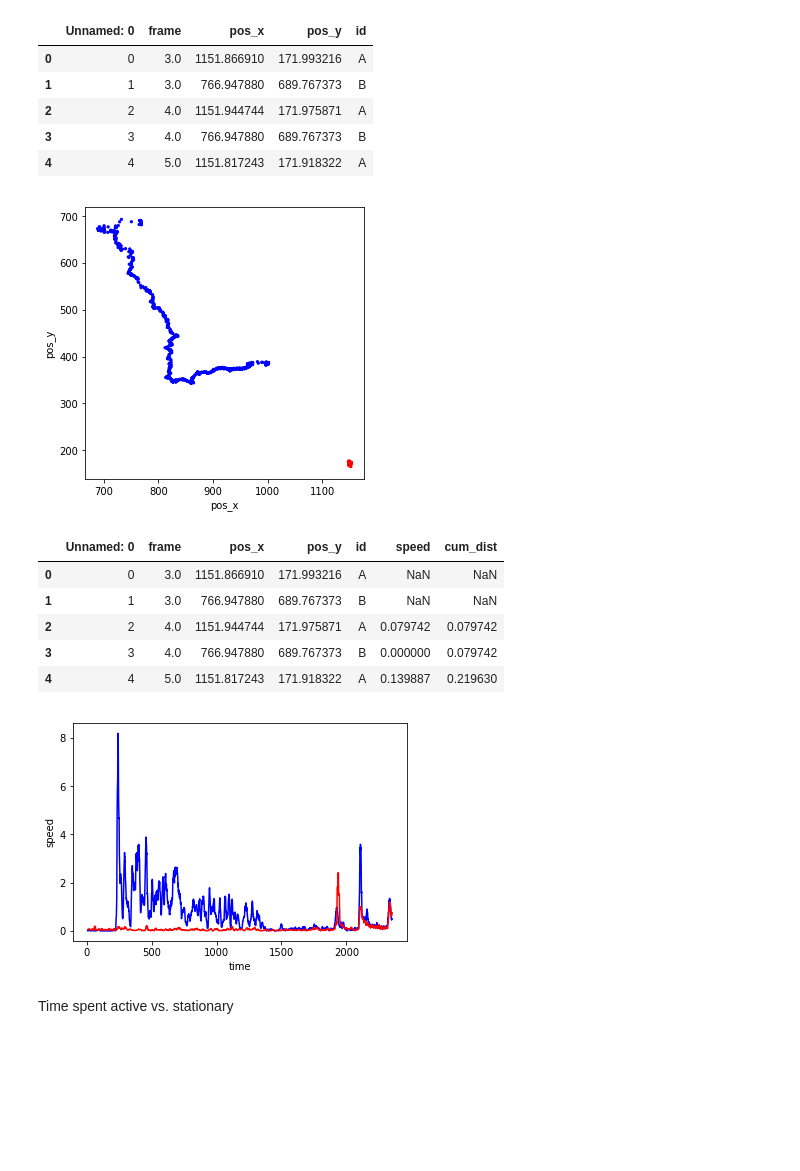
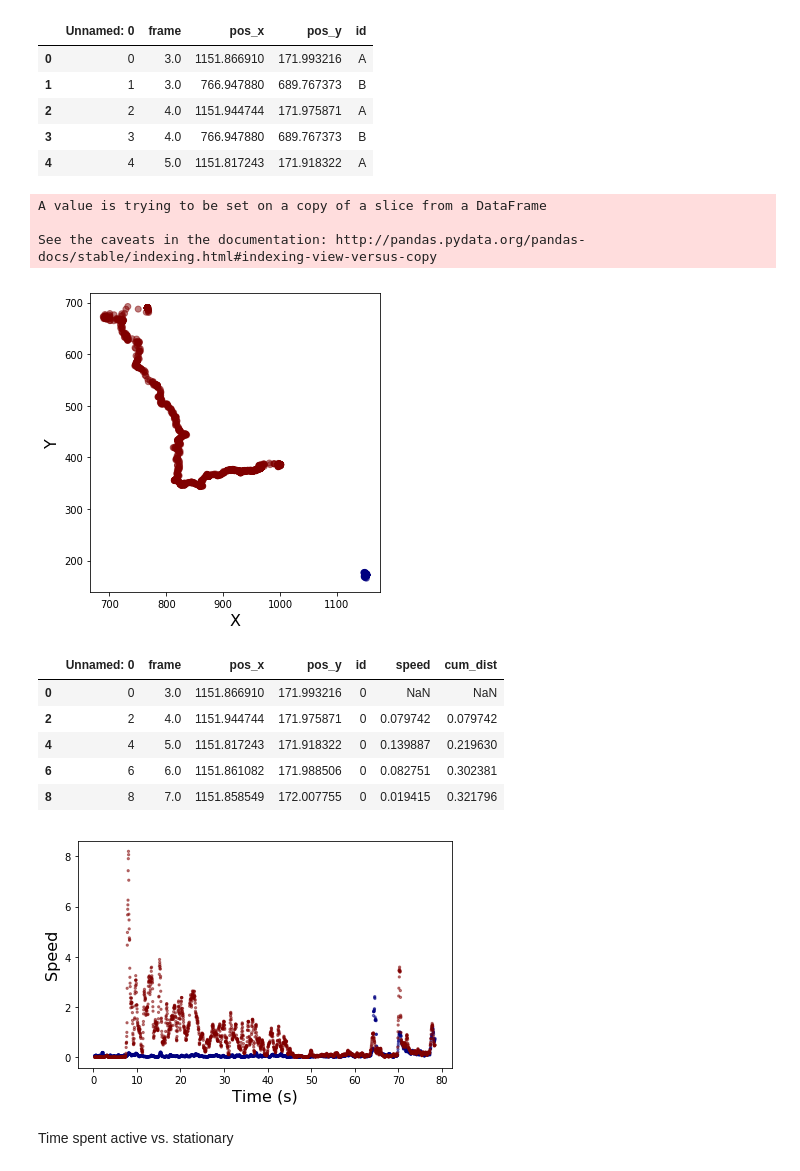
Before and after one commit to vivekhsridhar/tracktor, a Jupyter notebook: examples/spider_track.ipynb, the cells around one changed output. Drawn from its saved outputs; the diff is of its cells as text; code cells hidden in the pictures; blank space fills up the shorter version.

```diff
--- a/examples/spider_track.ipynb
+++ b/examples/spider_track.ipynb
@@ -122,30 +122,39 @@ df.head()
 | 2 | 2 | 4.0 | 1151.944744 | 171.975871 | A |
 | 3 | 3 | 4.0 | 766.947880 | 689.767373 | B |
 | 4 | 4 | 5.0 | 1151.817243 | 171.918322 | A |
+# %%
+for idx, ID in enumerate(np.unique(df['id'])):
+    df['id'][df['id'] == ID] = idx
+# %% [output]
+A value is trying to be set on a copy of a slice from a DataFrame
+
+See the caveats in the documentation: http://pandas.pydata.org/pandas-docs/stable/indexing.html#indexing-view-versus-copy
 # %%
 import matplotlib.pyplot as plt
-colors = {'A':'red', 'B':'blue'}
 
 plt.figure(figsize=(5,5))
-plt.scatter(df['pos_x'], df['pos_y'], c=df['id'].apply(lambda x: colors[x]), s=5)
-plt.xlabel('pos_x')
-plt.ylabel('pos_y')
+plt.scatter(df['pos_x'], df['pos_y'], c=df['id'], cmap='jet', alpha=0.5)
+plt.xlabel('X', fontsize=16)
+plt.ylabel('Y', fontsize=16)
+plt.tight_layout()
+plt.savefig('ex3_fig1a.eps', format='eps', dpi=1000)
 plt.show()
 # %% [output]
-[figure, old version]
+[figure, new version]
 # %%
 dx = df['pos_x'] - df['pos_x'].shift(2)
 dy = df['pos_y'] - df['pos_y'].shift(2)
 df['speed'] = np.sqrt(dx**2 + dy**2)
 df['cum_dist'] = df['speed'].cumsum()
+df = df.sort_values(by=['id', 'frame'])
 df.head()
 # %% [output]
 |  | Unnamed: 0 | frame | pos_x | pos_y | id | speed | cum_dist |
-| 0 | 0 | 3.0 | 1151.866910 | 171.993216 | A | NaN | NaN |
-| 1 | 1 | 3.0 | 766.947880 | 689.767373 | B | NaN | NaN |
-| 2 | 2 | 4.0 | 1151.944744 | 171.975871 | A | 0.079742 | 0.079742 |
-| 3 | 3 | 4.0 | 766.947880 | 689.767373 | B | 0.000000 | 0.079742 |
-| 4 | 4 | 5.0 | 1151.817243 | 171.918322 | A | 0.139887 | 0.219630 |
+| 0 | 0 | 3.0 | 1151.866910 | 171.993216 | 0 | NaN | NaN |
+| 2 | 2 | 4.0 | 1151.944744 | 171.975871 | 0 | 0.079742 | 0.079742 |
+| 4 | 4 | 5.0 | 1151.817243 | 171.918322 | 0 | 0.139887 | 0.219630 |
+| 6 | 6 | 6.0 | 1151.861082 | 171.988506 | 0 | 0.082751 | 0.302381 |
+| 8 | 8 | 7.0 | 1151.858549 | 172.007755 | 0 | 0.019415 | 0.321796 |
 # %%
 ## Parameters like speed and acceleration can be very noisy. Small noise in positional data is amplified as we take the
 ## derivative to get speed and acceleration. We therefore smooth this data to obtain reliable values and eliminate noise.
@@ -158,11 +171,12 @@ smoothed_speed_b = scipy.signal.savgol_filter(df.iloc[np.where(df['id'] == 'B')[
-# %%
-plt.plot(df['frame'][df['id'] == 'B'].values, smoothed_speed_b, c='blue')
-plt.plot(df['frame'][df['id'] == 'A'].values, smoothed_speed_a, c='red')
-plt.xlabel('time')
-plt.ylabel('speed')
-plt.show()
-# %% [output]
-[figure, removed]
+# %%
+plt.scatter(df['frame']/fps, df['smoothed_speed'], c=df['id'], cmap='jet', s=5, alpha=0.5)
+plt.xlabel('Time (s)', fontsize=16)
+plt.ylabel('Speed', fontsize=16)
+plt.tight_layout()
+plt.savefig('ex3_fig1b.eps', format='eps', dpi=1000)
+plt.show()
+# %% [output]
+[figure, added]
 # %% [markdown]
 Time spent active vs. stationary
 # %%
```
Also changed, not shown: parts of 5 cells of this notebook, 17 other files.
